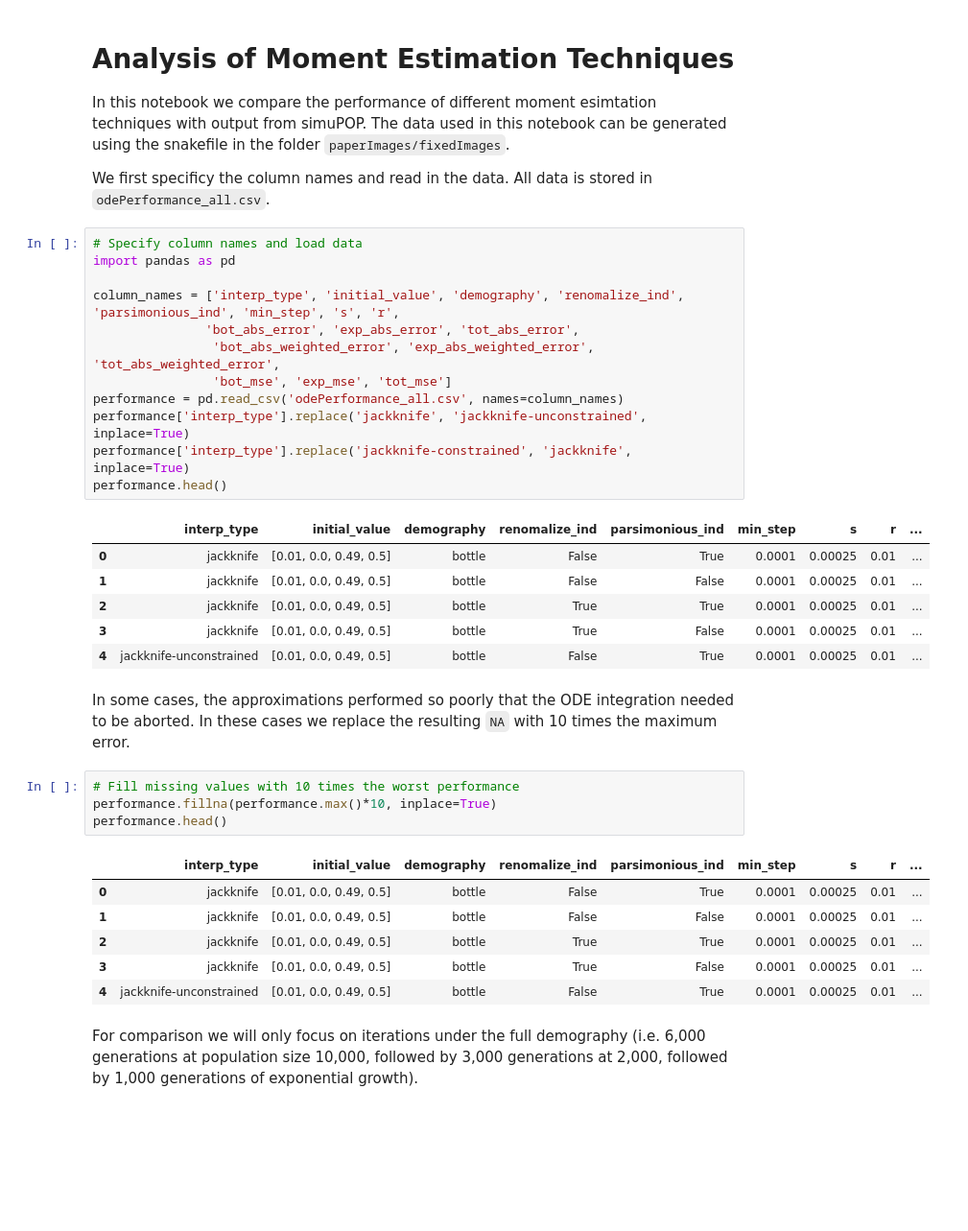
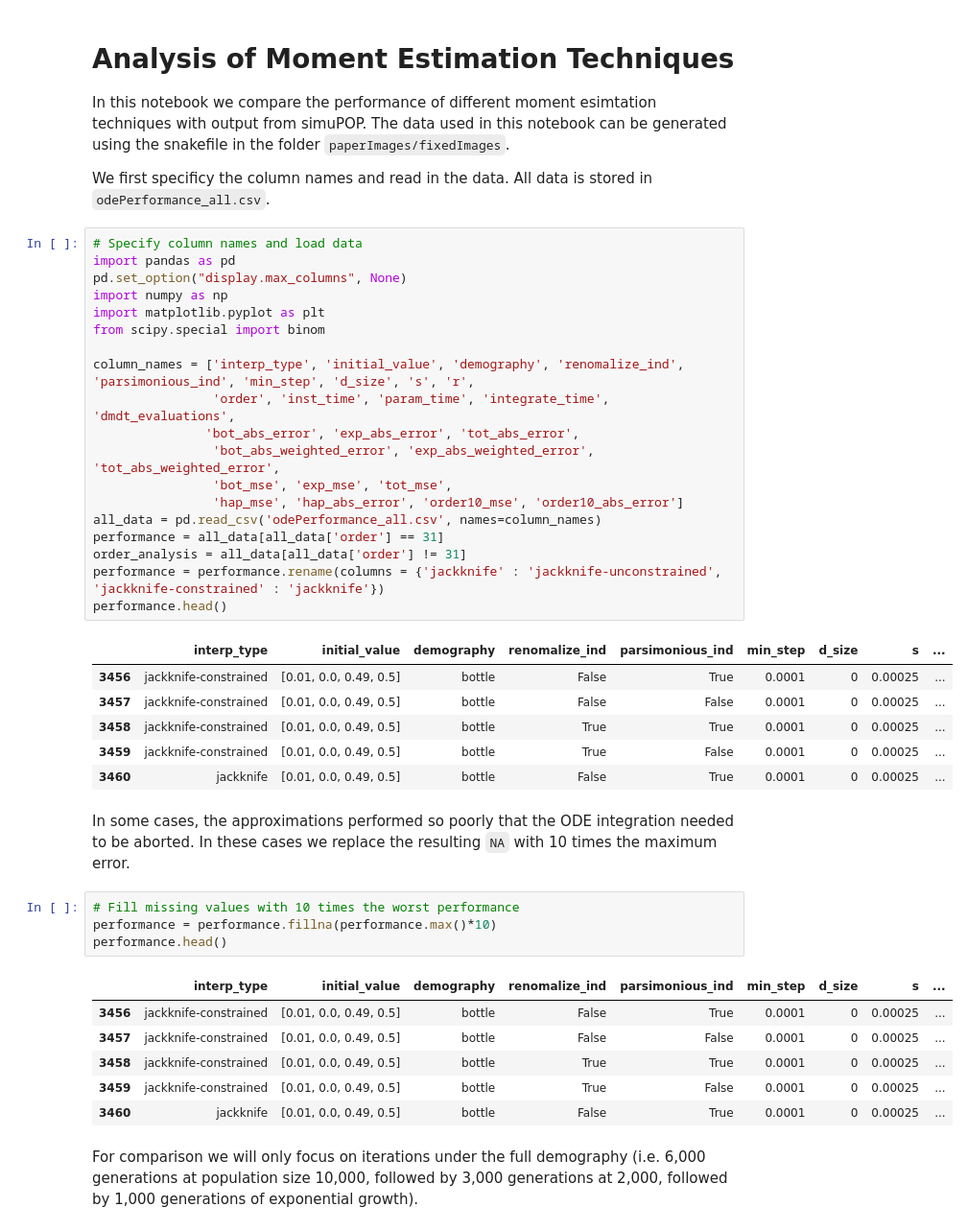
Before and after one commit to steinrue/two_locus_selection_moments, a Jupyter notebook: analysis/performanceAnalysis.ipynb, the cells around one changed output. Shown: that part at 96% size. Cells and saved outputs as stored; diff of their text form; blank space fills up the shorter version.

Commit message:
Updated analysis.

```diff
--- a/analysis/performanceAnalysis.ipynb
+++ b/analysis/performanceAnalysis.ipynb
@@ -7,35 +7,42 @@ We first specificy the column names and read in the data. All data is stored in
 # %%
 # Specify column names and load data
 import pandas as pd
+pd.set_option("display.max_columns", None)
+import numpy as np
+import matplotlib.pyplot as plt
+from scipy.special import binom
 
-column_names = ['interp_type', 'initial_value', 'demography', 'renomalize_ind', 'parsimonious_ind', 'min_step', 's', 'r',
+column_names = ['interp_type', 'initial_value', 'demography', 'renomalize_ind', 'parsimonious_ind', 'min_step', 'd_size', 's', 'r',
+                'order', 'inst_time', 'param_time', 'integrate_time', 'dmdt_evaluations',
                'bot_abs_error', 'exp_abs_error', 'tot_abs_error',
                 'bot_abs_weighted_error', 'exp_abs_weighted_error', 'tot_abs_weighted_error',
-                'bot_mse', 'exp_mse', 'tot_mse']
-performance = pd.read_csv('odePerformance_all.csv', names=column_names)
-performance['interp_type'].replace('jackknife', 'jackknife-unconstrained', inplace=True)
-performance['interp_type'].replace('jackknife-constrained', 'jackknife', inplace=True)
+                'bot_mse', 'exp_mse', 'tot_mse',
+                'hap_mse', 'hap_abs_error', 'order10_mse', 'order10_abs_error']
+all_data = pd.read_csv('odePerformance_all.csv', names=column_names)
+performance = all_data[all_data['order'] == 31]
+order_analysis = all_data[all_data['order'] != 31]
+performance = performance.rename(columns = {'jackknife' : 'jackknife-unconstrained', 'jackknife-constrained' : 'jackknife'})
 performance.head()
 # %% [output]
-|  | interp_type | initial_value | demography | renomalize_ind | parsimonious_ind | min_step | s | r | ... |
-| 0 | jackknife | [0.01, 0.0, 0.49, 0.5] | bottle | False | True | 0.0001 | 0.00025 | 0.01 | ... |
-| 1 | jackknife | [0.01, 0.0, 0.49, 0.5] | bottle | False | False | 0.0001 | 0.00025 | 0.01 | ... |
-| 2 | jackknife | [0.01, 0.0, 0.49, 0.5] | bottle | True | True | 0.0001 | 0.00025 | 0.01 | ... |
-| 3 | jackknife | [0.01, 0.0, 0.49, 0.5] | bottle | True | False | 0.0001 | 0.00025 | 0.01 | ... |
-| 4 | jackknife-unconstrained | [0.01, 0.0, 0.49, 0.5] | bottle | False | True | 0.0001 | 0.00025 | 0.01 | ... |
+|  | interp_type | initial_value | demography | renomalize_ind | parsimonious_ind | min_step | d_size | s | ... |
+| 3456 | jackknife-constrained | [0.01, 0.0, 0.49, 0.5] | bottle | False | True | 0.0001 | 0 | 0.00025 | ... |
+| 3457 | jackknife-constrained | [0.01, 0.0, 0.49, 0.5] | bottle | False | False | 0.0001 | 0 | 0.00025 | ... |
+| 3458 | jackknife-constrained | [0.01, 0.0, 0.49, 0.5] | bottle | True | True | 0.0001 | 0 | 0.00025 | ... |
+| 3459 | jackknife-constrained | [0.01, 0.0, 0.49, 0.5] | bottle | True | False | 0.0001 | 0 | 0.00025 | ... |
+| 3460 | jackknife | [0.01, 0.0, 0.49, 0.5] | bottle | False | True | 0.0001 | 0 | 0.00025 | ... |
 # %% [markdown]
 In some cases, the approximations performed so poorly that the ODE integration needed to be aborted. In these cases we replace the resulting `NA` with 10 times the maximum error.
 # %%
 # Fill missing values with 10 times the worst performance
-performance.fillna(performance.max()*10, inplace=True)
+performance = performance.fillna(performance.max()*10)
 performance.head()
 # %% [output]
-|  | interp_type | initial_value | demography | renomalize_ind | parsimonious_ind | min_step | s | r | ... |
-| 0 | jackknife | [0.01, 0.0, 0.49, 0.5] | bottle | False | True | 0.0001 | 0.00025 | 0.01 | ... |
-| 1 | jackknife | [0.01, 0.0, 0.49, 0.5] | bottle | False | False | 0.0001 | 0.00025 | 0.01 | ... |
-| 2 | jackknife | [0.01, 0.0, 0.49, 0.5] | bottle | True | True | 0.0001 | 0.00025 | 0.01 | ... |
-| 3 | jackknife | [0.01, 0.0, 0.49, 0.5] | bottle | True | False | 0.0001 | 0.00025 | 0.01 | ... |
-| 4 | jackknife-unconstrained | [0.01, 0.0, 0.49, 0.5] | bottle | False | True | 0.0001 | 0.00025 | 0.01 | ... |
+|  | interp_type | initial_value | demography | renomalize_ind | parsimonious_ind | min_step | d_size | s | ... |
+| 3456 | jackknife-constrained | [0.01, 0.0, 0.49, 0.5] | bottle | False | True | 0.0001 | 0 | 0.00025 | ... |
+| 3457 | jackknife-constrained | [0.01, 0.0, 0.49, 0.5] | bottle | False | False | 0.0001 | 0 | 0.00025 | ... |
+| 3458 | jackknife-constrained | [0.01, 0.0, 0.49, 0.5] | bottle | True | True | 0.0001 | 0 | 0.00025 | ... |
+| 3459 | jackknife-constrained | [0.01, 0.0, 0.49, 0.5] | bottle | True | False | 0.0001 | 0 | 0.00025 | ... |
+| 3460 | jackknife | [0.01, 0.0, 0.49, 0.5] | bottle | False | True | 0.0001 | 0 | 0.00025 | ... |
 # %% [markdown]
 For comparison we will only focus on iterations under the full demography (i.e. 6,000 generations at population size 10,000, followed by 3,000 generations at 2,000, followed by 1,000 generations of exponential growth).
 # %%
```
Also changed, not shown: parts of 13 cells of this notebook, 1 other file.
